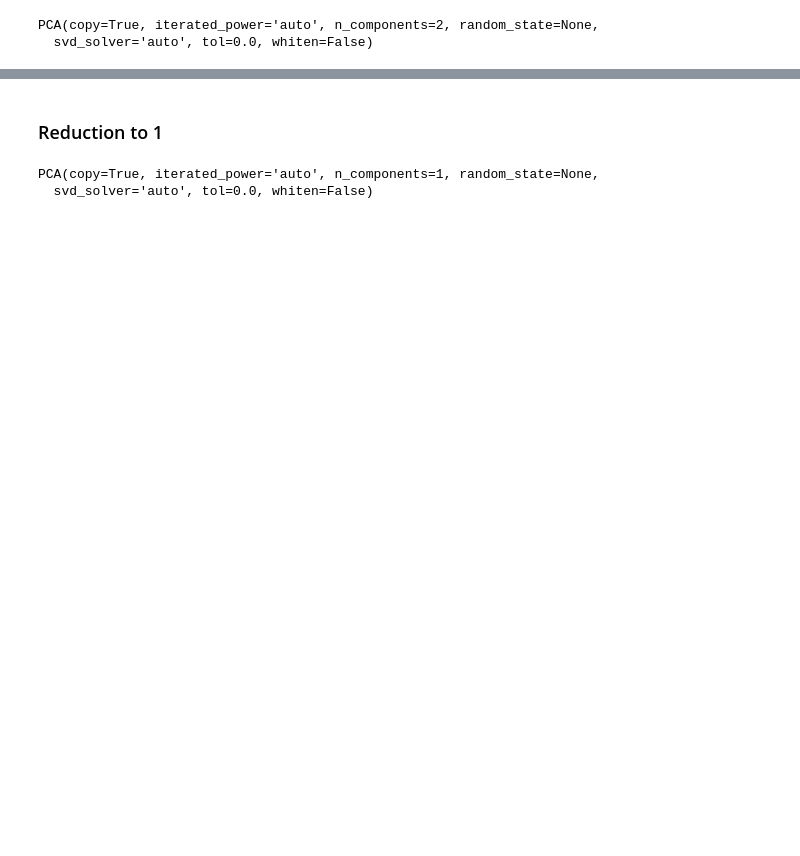
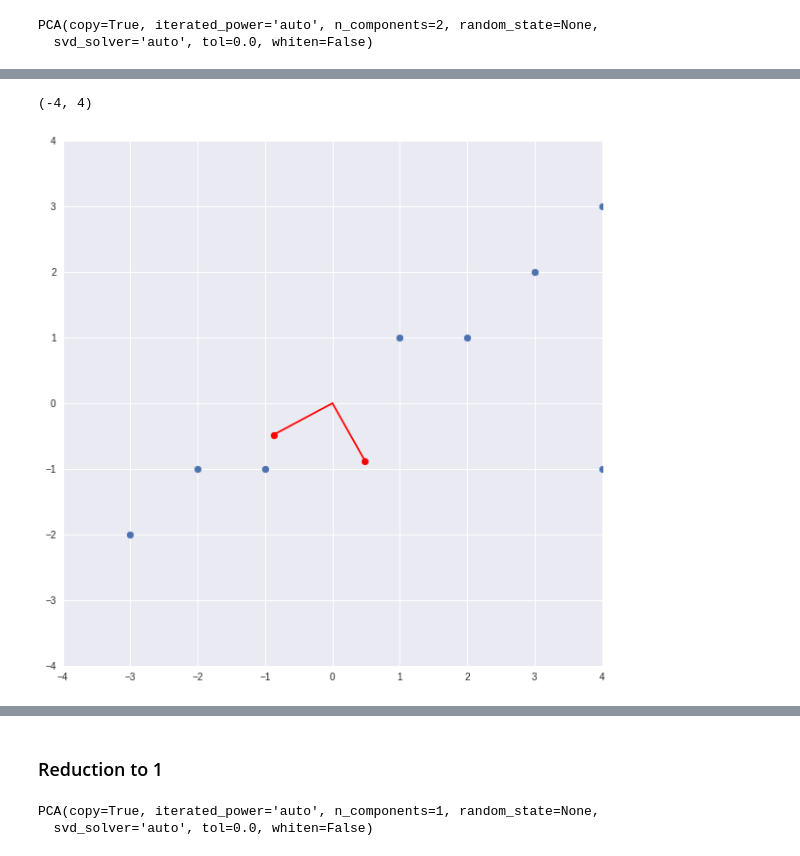
Before and after one commit to DJCordhose/data-viz, a Jupyter notebook: notebooks/5-1-pca.ipynb, the cells around one changed output, grey strips where cells are left out. Drawn from its saved outputs; the diff is of its cells as text; code cells hidden in the pictures; blank space fills up the shorter version.

```diff
--- a/notebooks/5-1-pca.ipynb
+++ b/notebooks/5-1-pca.ipynb
@@ -50,3 +58,14 @@ array([0.9940881, 0.0059119])
+# %%
+plt.figure(figsize=(10,10))
+plt.scatter(X[:, 0], X[:, 1])
+plt.scatter(pcs[:, 0], pcs[:, 1], color='red')
+plt.plot([0, pcs[0, 0]], [0, pcs[0, 1]], color='red')
+plt.plot([0, pcs[1, 0]], [0, pcs[1, 1]], color='red')
+plt.xlim(-4, 4)
+plt.ylim(-4, 4)
+# %% [output]
+(-4, 4)
+[figure, added]
 # %%
 X_transformed = pca.transform(X)
 X_transformed
```
Also changed, not shown: parts of 12 cells of this notebook.
